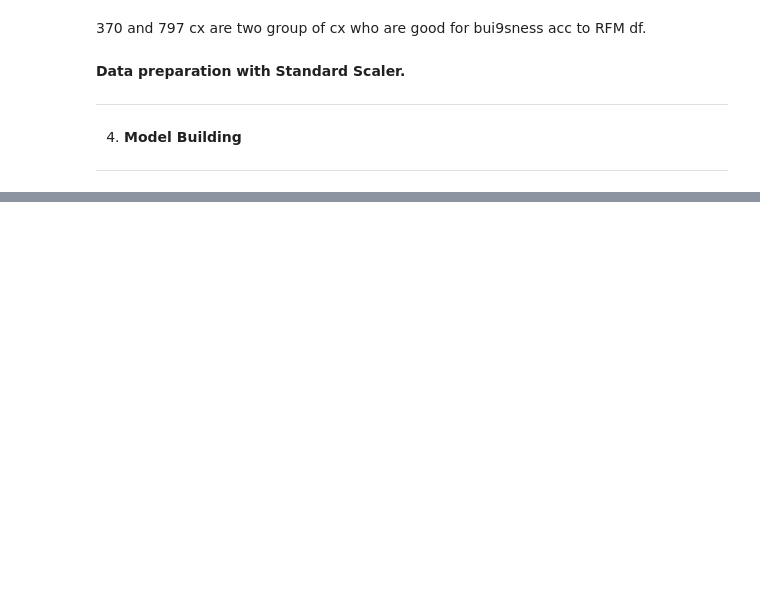
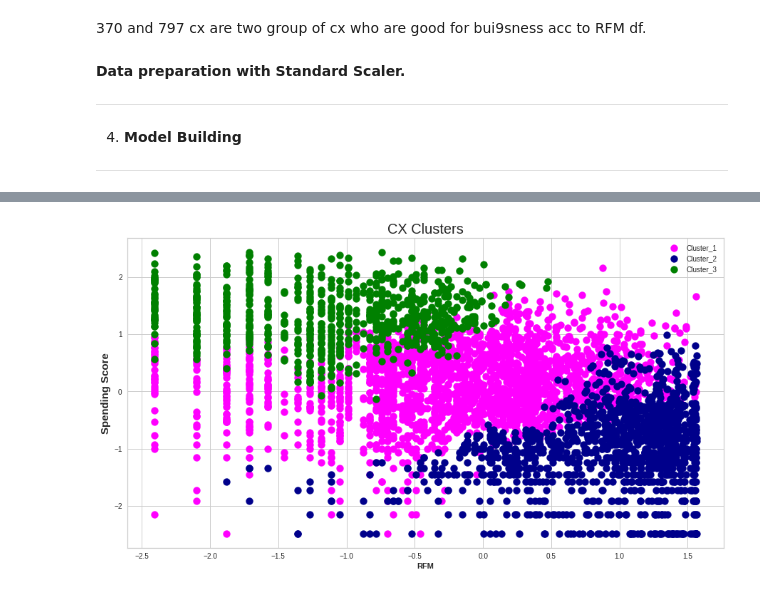
Before and after one commit to akashkivani/almabetter-Online-Retail-Customer-Segmentation-Project, a Jupyter notebook: Online_Retail_Customer_Segmentation_Capstone_Project_4.ipynb, the cells around one changed output, grey strips where cells are left out. Drawn from its saved outputs; the diff is of its cells as text; code cells hidden in the pictures; blank space fills up the shorter version.

```diff
--- a/Online_Retail_Customer_Segmentation_Capstone_Project_4.ipynb
+++ b/Online_Retail_Customer_Segmentation_Capstone_Project_4.ipynb
@@ -789,0 +1034,16 @@ array([[ 0.03675895,  0.11275108,  0.06154933],
+# %%
+model4 = AgglomerativeClustering(n_clusters = 3, affinity = 'euclidean', linkage = 'ward')
+y_hc = model4.fit_predict(X)
+# %%
+plt.figure(figsize=(15,8))
+plt.scatter(X[y_hc == 0, 0], X[y_hc == 0, 1], s = 100, c = 'magenta', label = 'Cluster_1')
+plt.scatter(X[y_hc == 1, 0], X[y_hc == 1, 1], s = 100, c = 'darkblue', label = 'Cluster_2')
+plt.scatter(X[y_hc == 2, 0], X[y_hc == 2, 1], s = 100, c = 'green', label = 'Cluster_3')
+
+plt.title('CX Clusters', size = 20)
+plt.xlabel('RFM', fontweight = 'bold')
+plt.ylabel('Spending Score', size = 15, fontweight = 'bold')
+plt.legend()
+plt.show()
+# %% [output]
+[figure, added]
```
Also changed, not shown: parts of 29 cells of this notebook.
